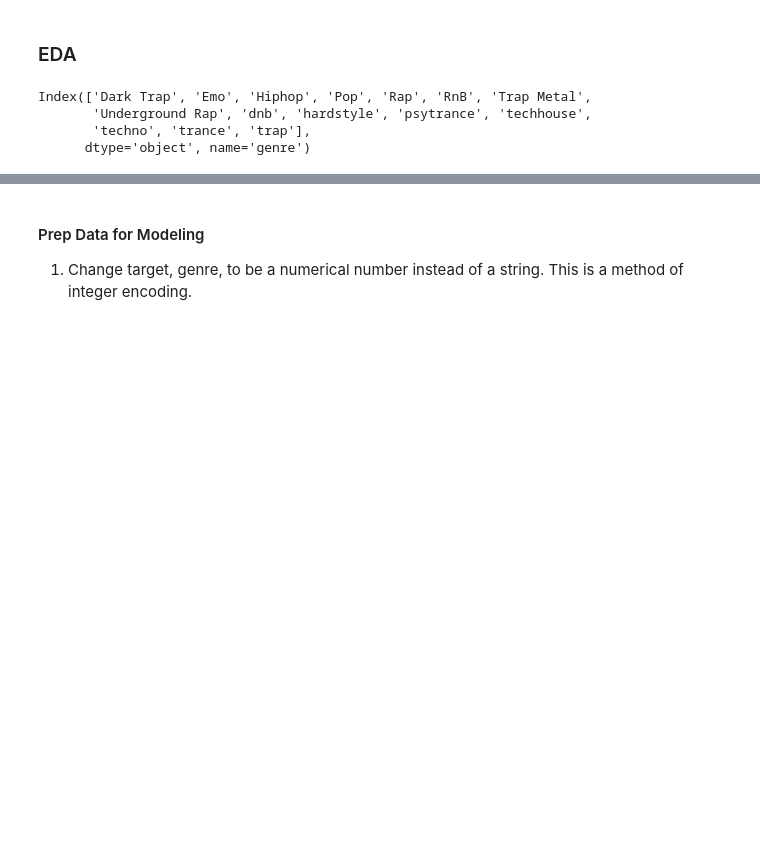
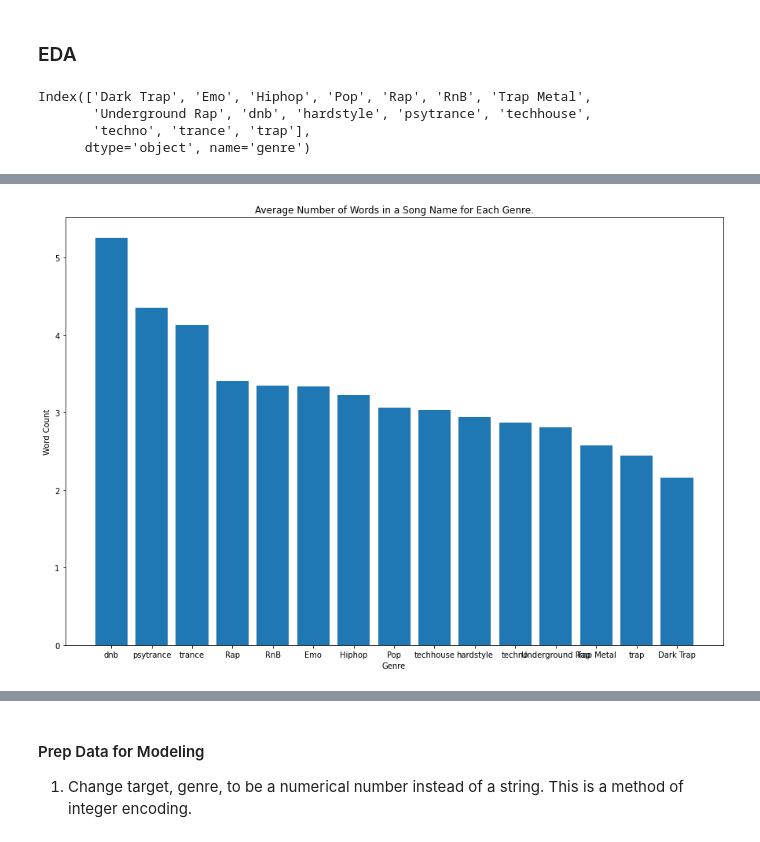
Before and after one commit to mbermont/Spotify_Project, a Jupyter notebook: code/Data_EDA.ipynb, the cells around one changed output, grey strips where cells are left out. Drawn from its saved outputs; the diff is of its cells as text; code cells hidden in the pictures; blank space fills up the shorter version.

```diff
--- a/code/Data_EDA.ipynb
+++ b/code/Data_EDA.ipynb
@@ -456,0 +459,10 @@ plt.savefig('./imgs/danceability_dist.png', dpi= 400)
+# %%
+plt.figure(figsize=(15,10))
+plt.bar(height= df.groupby(by='genre').mean()['song_name_word_count'].sort_values(ascending=False),
+        x = df.groupby(by='genre').mean()['song_name_word_count'].sort_values(ascending=False).index)
+plt.xlabel('Genre')
+plt.ylabel('Word Count')
+plt.title('Average Number of Words in a Song Name for Each Genre.')
+plt.savefig('../imgs/word_count_dist.png', dpi= 400)
+# %% [output]
+[figure, added]
```
Also changed, not shown: parts of 9 cells of this notebook, 8 other files.
